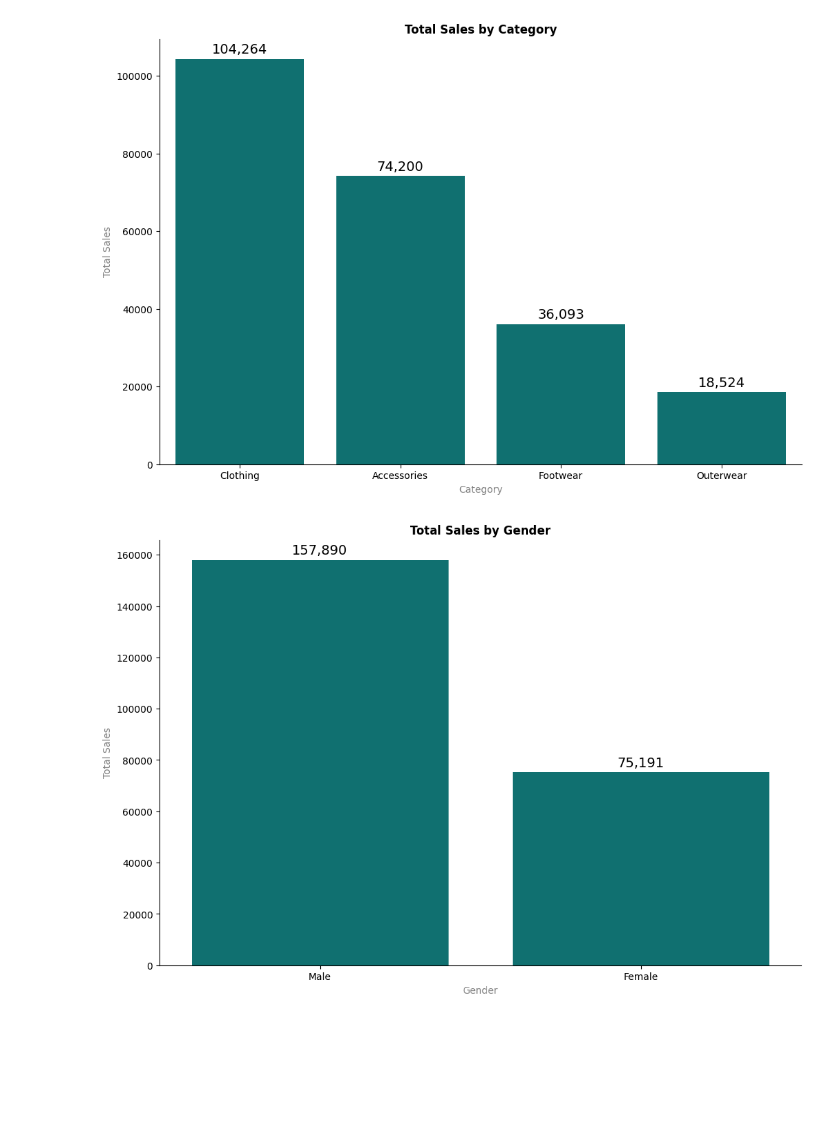
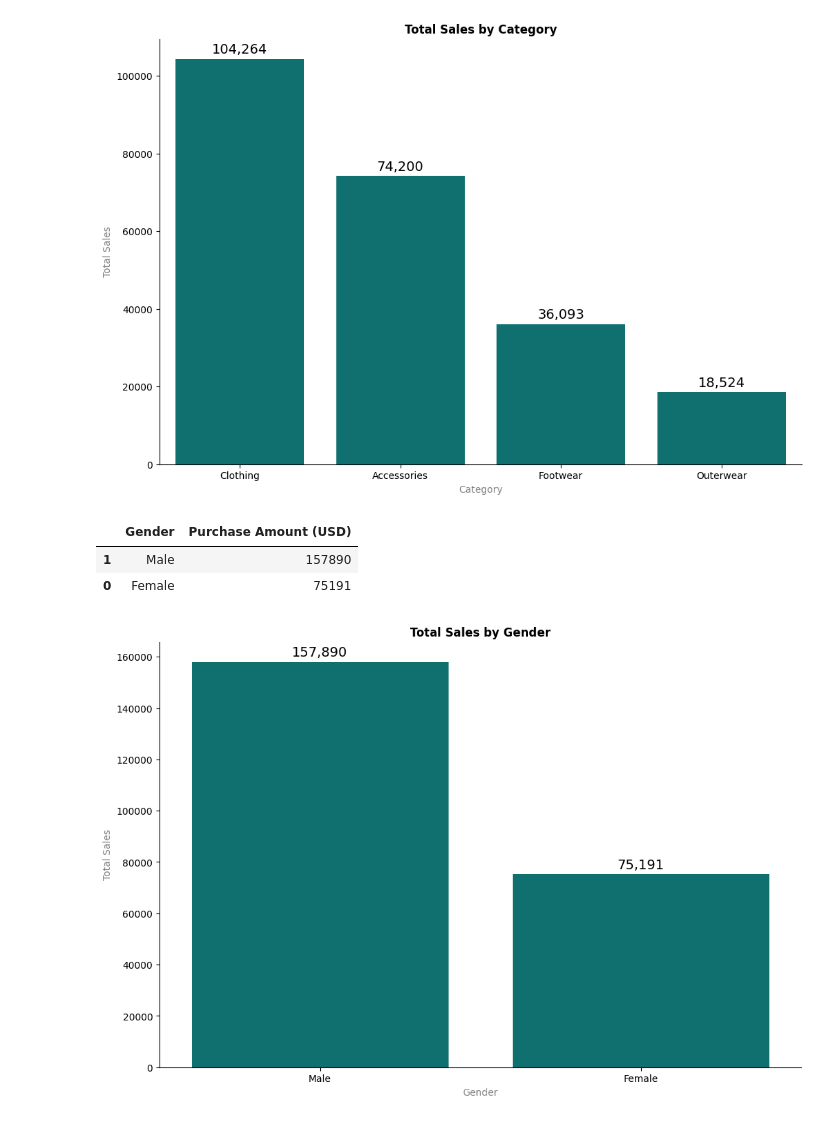
Before and after one commit to Murega14/customer_shopping_trends, a Jupyter notebook: index.ipynb, the cells around one changed output. Cells and saved outputs as stored; diff of their text form; code cells hidden in the pictures; blank space fills up the shorter version.

```diff
--- a/index.ipynb
+++ b/index.ipynb
@@ -225,6 +225,18 @@ for bar in ax.patches:
 plt.show()
 # %% [output]
 [figure]
+# %%
+#grouping the data by gender
+gender_sales = df.groupby('Gender')['Purchase Amount (USD)'].sum().reset_index()
+
+# Sorting the data by total sales in descending order
+gender_sales = gender_sales.sort_values(by='Purchase Amount (USD)', ascending=False)
+# %%
+gender_sales
+# %% [output]
+|  | Gender | Purchase Amount (USD) |
+| 1 | Male | 157890 |
+| 0 | Female | 75191 |
 # %%
 #visualizing the total sales by Gender
 
```
Also changed, not shown: parts of 11 cells of this notebook.
